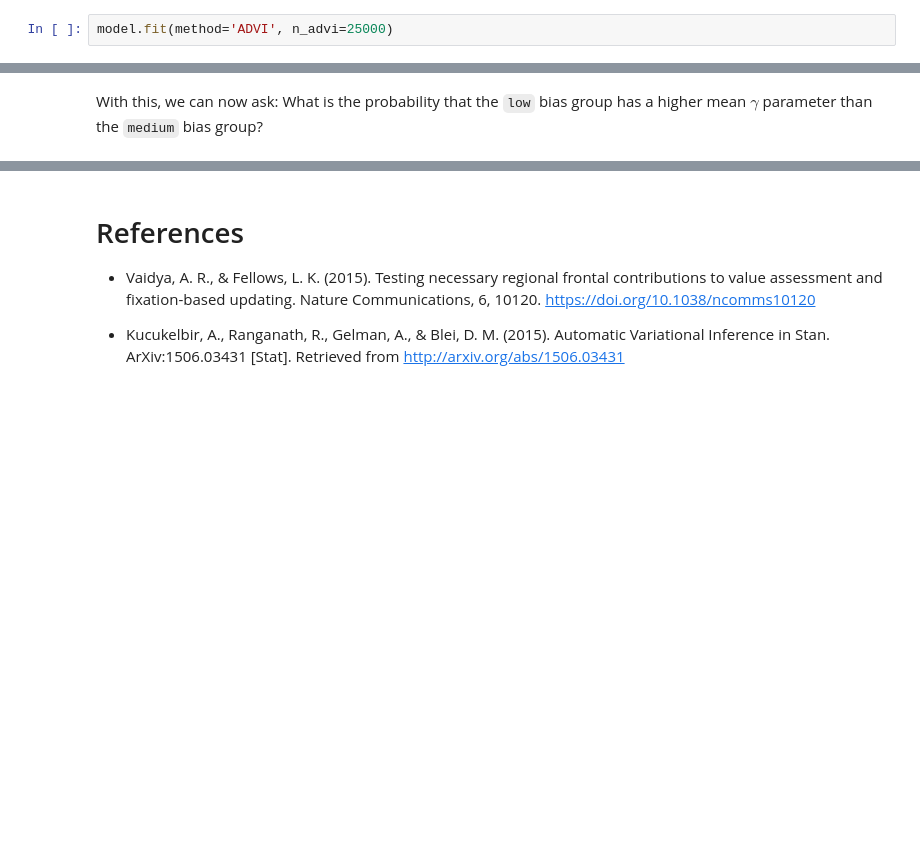
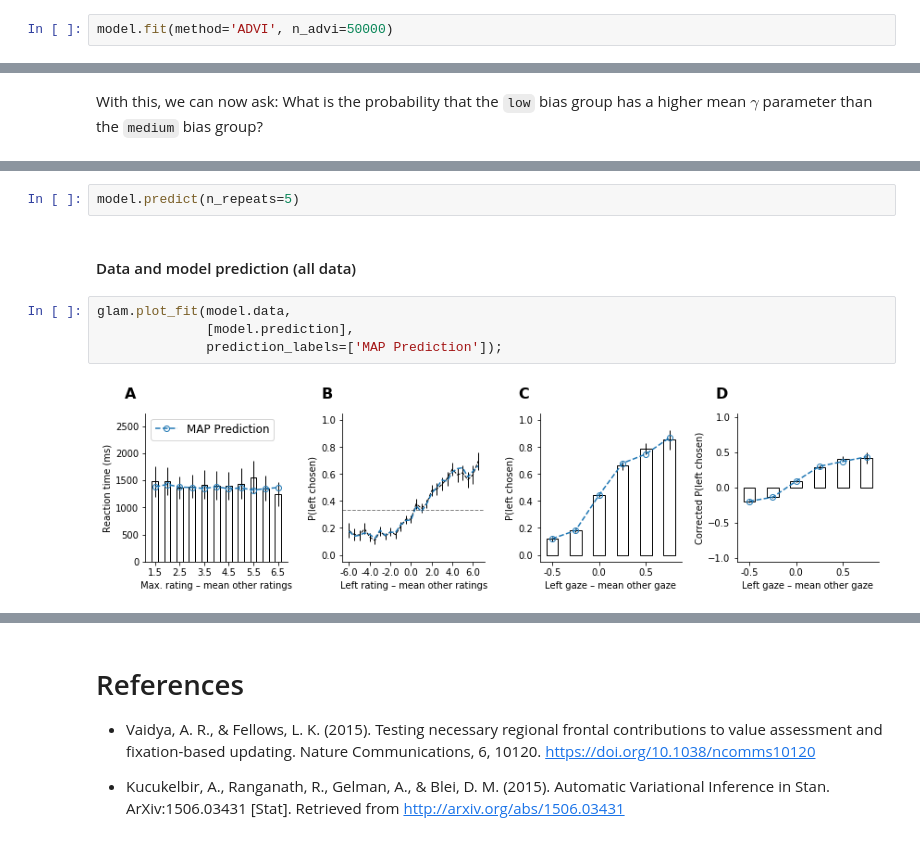
Before and after one commit to glamlab/glambox, a Jupyter notebook: Test_Case_1_Vaidya_Fellows_Example.ipynb, the cells around one changed output, grey strips where cells are left out. Cells and saved outputs as stored; diff of their text form; blank space fills up the shorter version.

```diff
--- a/Test_Case_1_Vaidya_Fellows_Example.ipynb
+++ b/Test_Case_1_Vaidya_Fellows_Example.ipynb
@@ -118,7 +99,7 @@ Generating hierarchical model for 52 subjects...
 
 The model is specified. Now the parameters can be estimated. `GLAMbox` implements the model as a `pymc3` model object, that can be fit with all fitting procedures included in `pymc3`. For large hierarchical models in particular, we made the experience that automatic differentiation variational inference (ADVI; Kucukelbir,  Ranganath, Gelman & Blei, 2015) performs well and is very fast.
 # %%
-model.fit(method='ADVI', n_advi=25000)
+model.fit(method='ADVI', n_advi=50000)
 # %% [output]
 Fitting 1 model(s) using ADVI...
   Fitting model 1 of 1...
@@ -176,0 +161,10 @@ P(γ_low > γ_medium) =  0.997
+# %%
+model.predict(n_repeats=5)
+# %% [markdown]
+#### Data and model prediction (all data)
+# %%
+glam.plot_fit(model.data,
+              [model.prediction],
+              prediction_labels=['MAP Prediction']);
+# %% [output]
+[figure, added]
```
Also changed, not shown: parts of 21 cells of this notebook.
